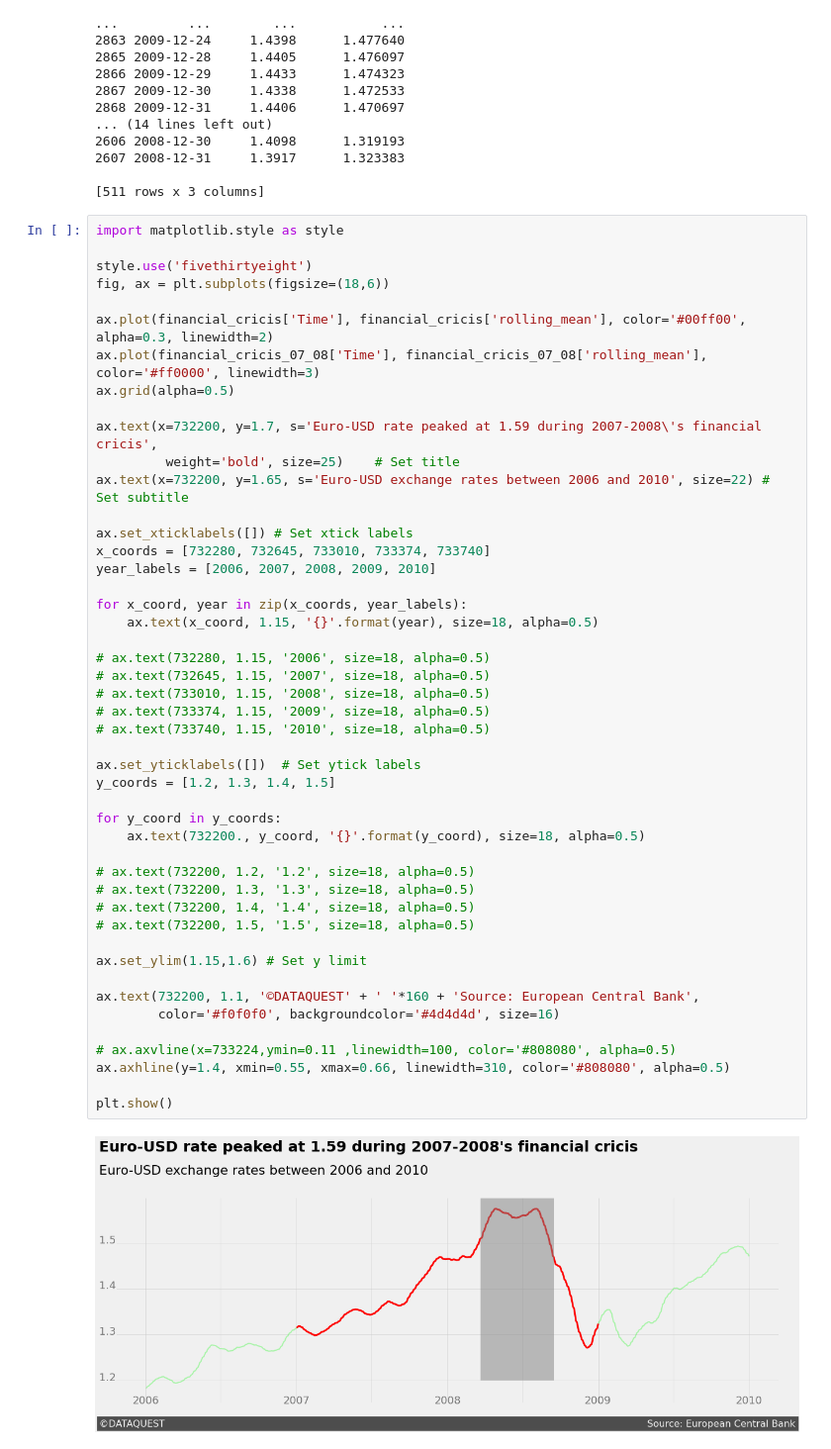
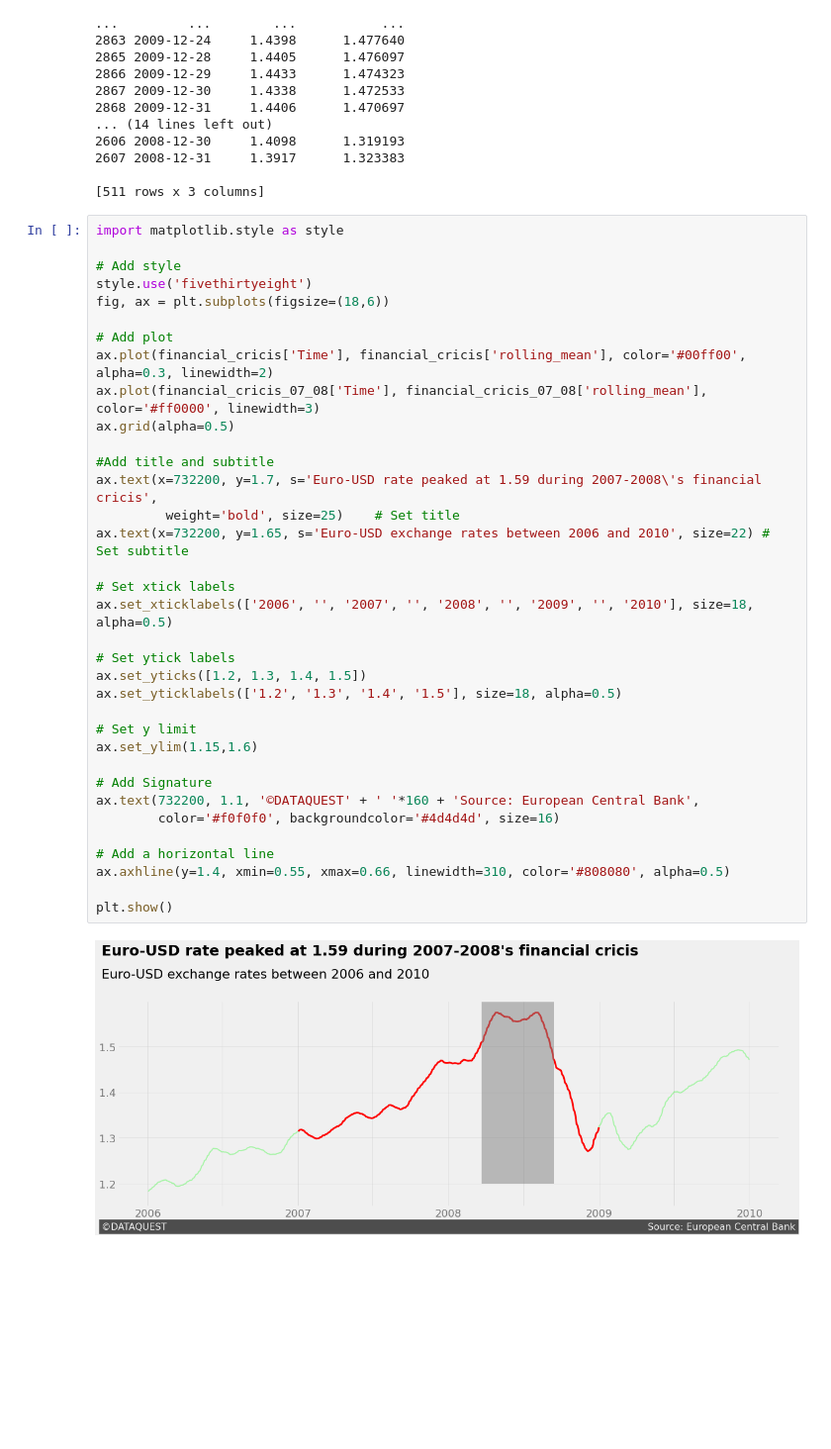
Before and after one commit to hoangvn111/Project-Storytelling-Data-Visualization-on-Exchange-Rates, a Jupyter notebook: Project_Storytelling_Data_Visualization_on_Exchange_Rates.ipynb, the cells around one changed output. Shown: that part at 99% size. Saved outputs shown, nothing was run; the diff lists cells and outputs as text; blank space fills up the shorter version.

```diff
--- a/Project_Storytelling_Data_Visualization_on_Exchange_Rates.ipynb
+++ b/Project_Storytelling_Data_Visualization_on_Exchange_Rates.ipynb
@@ -209,49 +209,37 @@ print(financial_cricis_07_08)
 # %%
 import matplotlib.style as style
 
+# Add style
 style.use('fivethirtyeight')
 fig, ax = plt.subplots(figsize=(18,6))
 
+# Add plot
 ax.plot(financial_cricis['Time'], financial_cricis['rolling_mean'], color='#00ff00', alpha=0.3, linewidth=2)
 ax.plot(financial_cricis_07_08['Time'], financial_cricis_07_08['rolling_mean'], color='#ff0000', linewidth=3)
 ax.grid(alpha=0.5)
 
+#Add title and subtitle
 ax.text(x=732200, y=1.7, s='Euro-USD rate peaked at 1.59 during 2007-2008\'s financial cricis',
          weight='bold', size=25)    # Set title
 ax.text(x=732200, y=1.65, s='Euro-USD exchange rates between 2006 and 2010', size=22) # Set subtitle
 
-ax.set_xticklabels([]) # Set xtick labels
-x_coords = [732280, 732645, 733010, 733374, 733740]
-year_labels = [2006, 2007, 2008, 2009, 2010]
+# Set xtick labels
+ax.set_xticklabels(['2006', '', '2007', '', '2008', '', '2009', '', '2010'], size=18, alpha=0.5)
 
-for x_coord, year in zip(x_coords, year_labels):
-    ax.text(x_coord, 1.15, '{}'.format(year), size=18, alpha=0.5)
+# Set ytick labels
+ax.set_yticks([1.2, 1.3, 1.4, 1.5])
+ax.set_yticklabels(['1.2', '1.3', '1.4', '1.5'], size=18, alpha=0.5)
 
-# ax.text(732280, 1.15, '2006', size=18, alpha=0.5)
-# ax.text(732645, 1.15, '2007', size=18, alpha=0.5)
-# ax.text(733010, 1.15, '2008', size=18, alpha=0.5)
-# ax.text(733374, 1.15, '2009', size=18, alpha=0.5)
-# ax.text(733740, 1.15, '2010', size=18, alpha=0.5)
+# Set y limit
+ax.set_ylim(1.15,1.6)
 
-ax.set_yticklabels([])  # Set ytick labels
-y_coords = [1.2, 1.3, 1.4, 1.5]
-
-for y_coord in y_coords:
-    ax.text(732200., y_coord, '{}'.format(y_coord), size=18, alpha=0.5)
-
-# ax.text(732200, 1.2, '1.2', size=18, alpha=0.5)
-# ax.text(732200, 1.3, '1.3', size=18, alpha=0.5)
-# ax.text(732200, 1.4, '1.4', size=18, alpha=0.5)
-# ax.text(732200, 1.5, '1.5', size=18, alpha=0.5)
-
-ax.set_ylim(1.15,1.6) # Set y limit
-
+# Add Signature
 ax.text(732200, 1.1, '©DATAQUEST' + ' '*160 + 'Source: European Central Bank',
         color='#f0f0f0', backgroundcolor='#4d4d4d', size=16)
 
-# ax.axvline(x=733224,ymin=0.11 ,linewidth=100, color='#808080', alpha=0.5)
+# Add a horizontal line
 ax.axhline(y=1.4, xmin=0.55, xmax=0.66, linewidth=310, color='#808080', alpha=0.5)
 
 plt.show()
 # %% [output]
-[figure, old version]
+[figure, new version]
```
Also changed, not shown: parts of 8 cells of this notebook.
